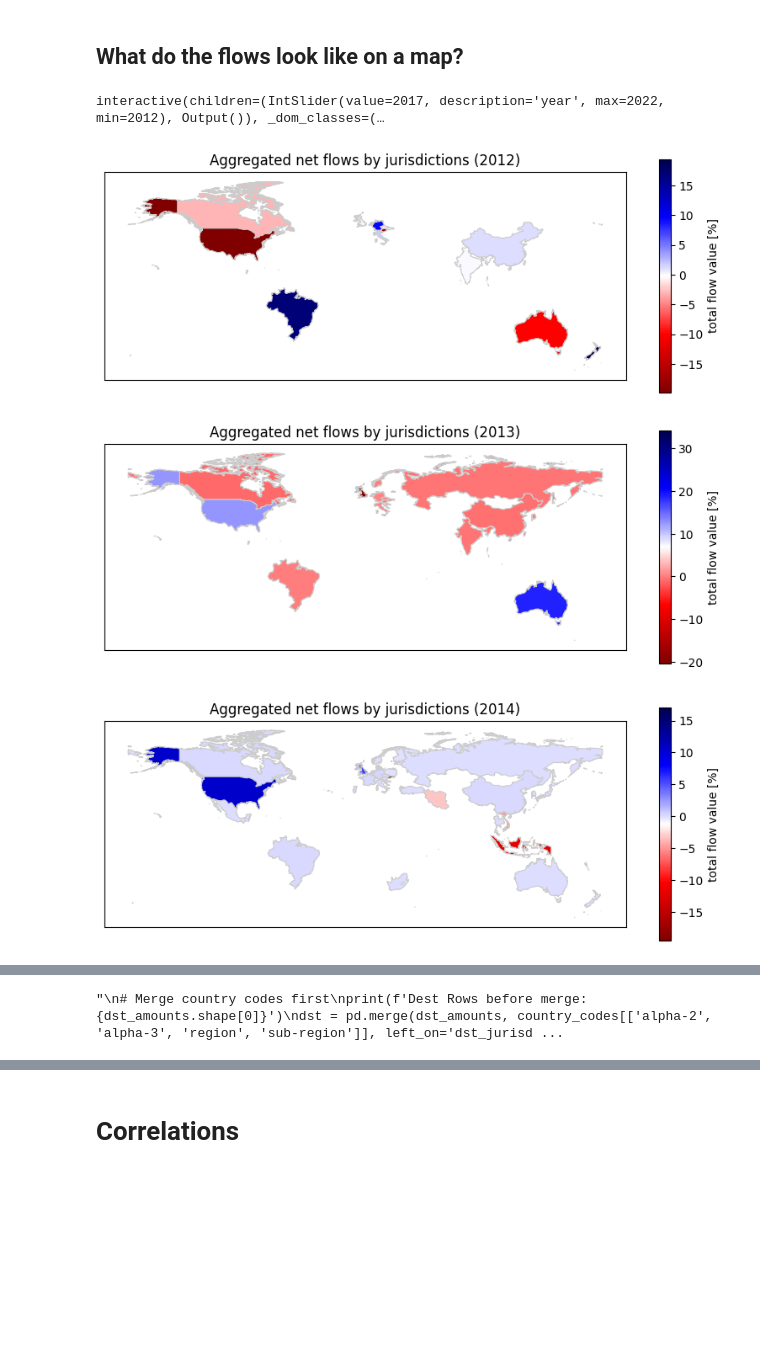
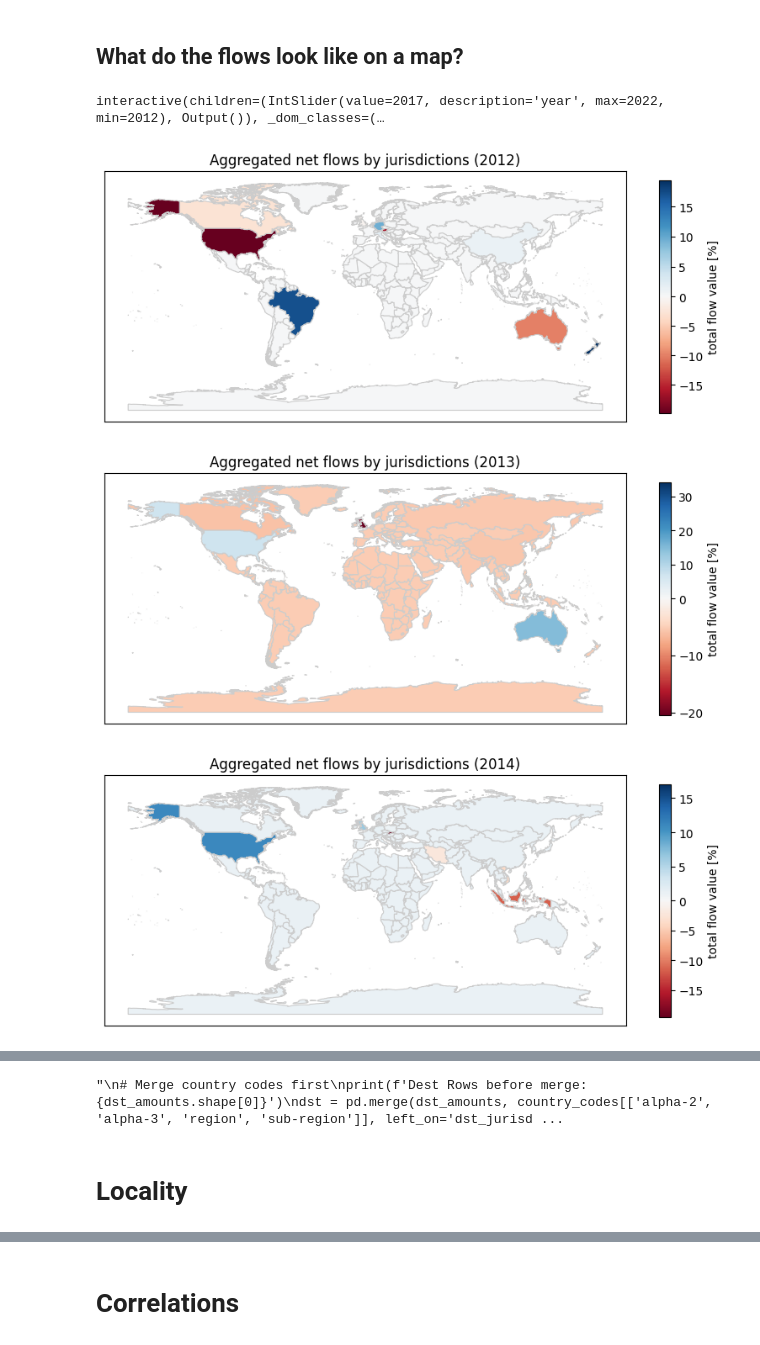
Before and after one commit to FlowDrucka64/MoneyFlow, a Jupyter notebook: data_exploration.ipynb, the cells around one changed output, grey strips where cells are left out. Saved outputs shown, nothing was run; the diff lists cells and outputs as text; code cells hidden in the pictures; blank space fills up the shorter version.

Commit message:
start locality, fix maps (drucker)

```diff
--- a/data_exploration.ipynb
+++ b/data_exploration.ipynb
@@ -1031,7 +1034,6 @@ Cutoff: 0.592 % yearly flow
 # %% [markdown]
 ## What do the flows look like on a map?
 # %%
-#TODO: fill in "zeros" for all the countries we dont have values so the map isnt so empty
 def plot_net_flows_by_year_heatmap(src_amounts,dst_amounts,year,save):
     _src_amounts = src_amounts.copy()[src_amounts["year"]== year]
     _dst_amounts = dst_amounts.copy()[dst_amounts["year"]== year]
@@ -1042,47 +1044,48 @@ def plot_net_flows_by_year_heatmap(src_amounts,dst_amounts,year,save):
 
     res = res.sort_values("jurisdictions",ascending=True)
     res["value_USD"] =  (res["value_USD"] / res["value_USD"].abs().sum())*100 #convert to %
 
-
     res.rename(columns={'jurisdictions':'alpha-2'},inplace=True)
     country_codes = pd.read_csv('data/country_codes.csv')
     country_codes = country_codes[['alpha-2','alpha-3']]
-    cnt = len(res["alpha-2"].unique())
-    c_merged_df= pd.merge(res, country_codes,on='alpha-2',how='inner')
-    cnt = len(c_merged_df["alpha-2"].unique())
 
+    c_merged_df= pd.merge(res, country_codes,on='alpha-2',how='left')
+    c_merged_df = c_merged_df.fillna(0)
     c_merged_df.rename(columns={'alpha-2':'ISO'},inplace=True)
+    map_data = gpd.read_file('shapefile/World_Countries__Generalized_.shp')
+    c_merged_data = map_data.merge(c_merged_df, on='ISO',how='left')
+    c_merged_data = c_merged_data.fillna(0)
 
-    map_data = gpd.read_file('shapefile/World_Countries__Generalized_.shp')
+    # normalize color
+    vmin, vmax, vcenter = c_merged_data.value_USD.min(), c_merged_data.value_USD.max(), 0
+    norm = TwoSlopeNorm(vmin=vmin, vcenter=vcenter, vmax=vmax)
 
-    c_merged_data = map_data.merge(c_merged_df, on='ISO')
+    # create a normalized colorbar
+    cmap = 'RdBu'
+    cbar = plt.cm.ScalarMappable(norm=norm, cmap=cmap)
+
     fig, ax = plt.subplots(figsize=(10, 8))
 
-    c_merged_data.plot(column='value_USD', cmap='seismic_r', linewidth=0.8, ax=ax, edgecolor='0.8', legend=True,legend_kwds={
-        "shrink":.45,
-        "label":"total flow value [%]"
-    })
-    ax.set_title('Holdings')
-
+    c_merged_data.plot(column='value_USD', cmap=cmap, linewidth=0.8, ax=ax, edgecolor='0.8', legend=False)
+    fig.colorbar(cbar,ax=ax,shrink=0.45,label="total flow value [%]")
 
     plt.xticks([])
     plt.yticks([])
     plt.title('Aggregated net flows by jurisdictions ('+str(year)+')')
 
-        # Display the plot
+    # Display the plot
     if(save):
         plt.savefig("figs/heatmap_"+str(year),bbox_inches='tight')
     else:
         plt.show()
     plt.show()
 
-
 interact(plot_net_flows_by_year_heatmap,src_amounts=fixed(src_amounts),dst_amounts=fixed(dst_amounts),year=(2012,2022,1),save=fixed(False))
 
 for year in range(2012,2023,1):
     plot_net_flows_by_year_heatmap(src_amounts=src_amounts,dst_amounts=dst_amounts,year=year,save=True)
 # %% [output]
 interactive(children=(IntSlider(value=2017, description='year', max=2022, min=2012), Output()), _dom_classes=(…
-[figure, old version]
+[figure, new version]
-[figure, old version]
+[figure, new version]
-[figure, old version]
+[figure, new version]
@@ -1117,3 +1120,5 @@ print(display(dst[dst['alpha-3'].isna()]))
 '''
 # %% [output]
 "\n# Merge country codes first\nprint(f'Dest Rows before merge: {dst_amounts.shape[0]}')\ndst = pd.merge(dst_amounts, country_codes[['alpha-2', 'alpha-3', 'region', 'sub-region']], left_on='dst_jurisd ...
+# %% [markdown]
+# Locality
```
Also changed, not shown: parts of 6 cells of this notebook, 5 other files.
